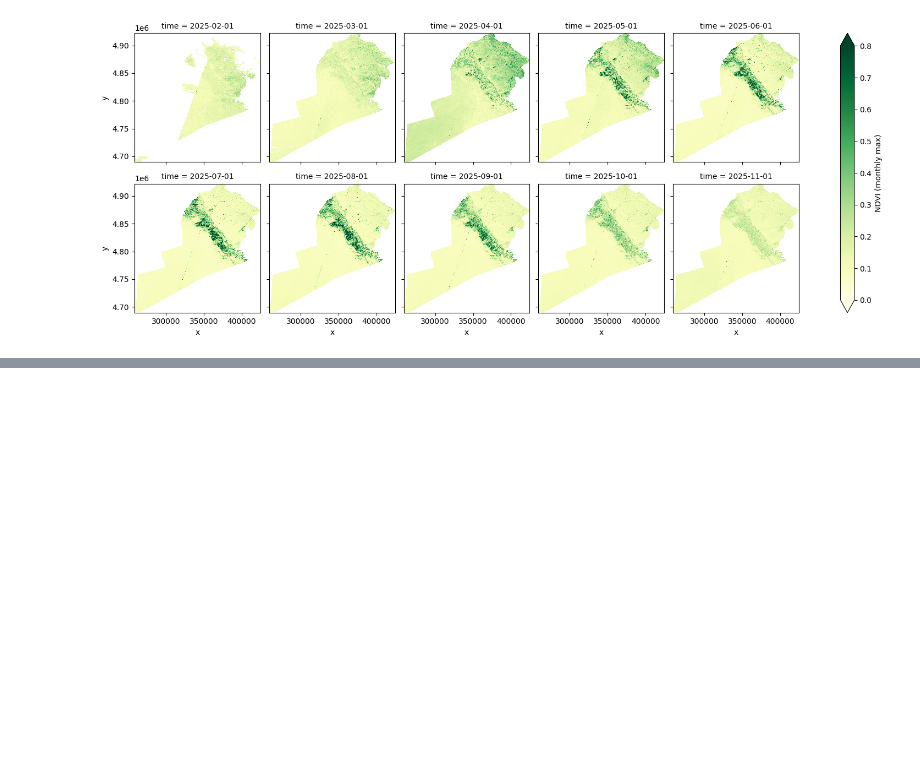
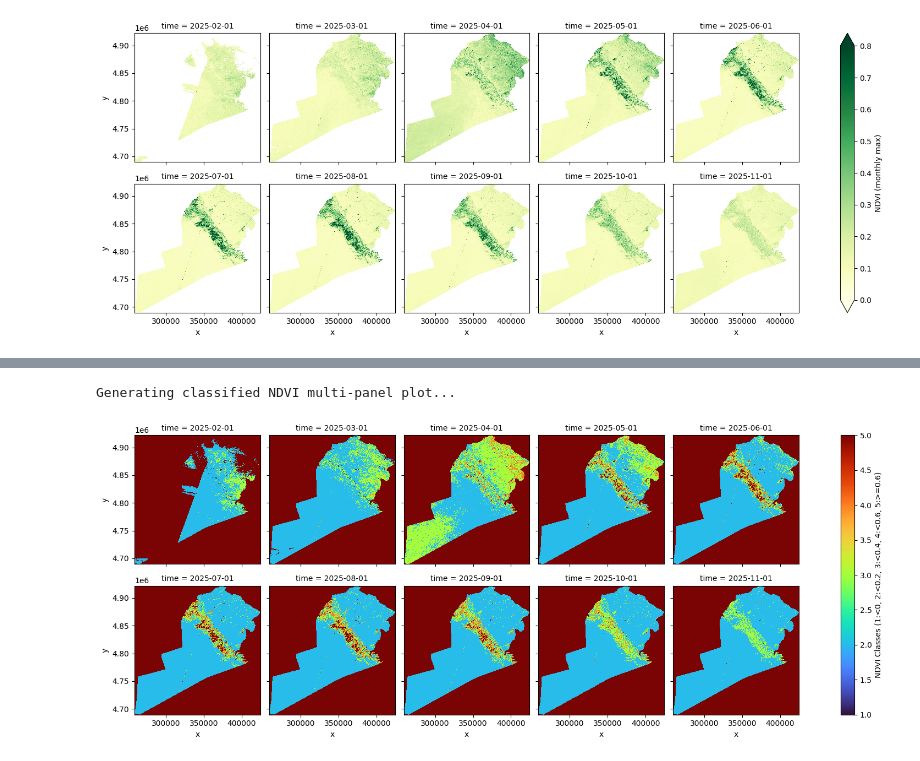
Before and after one commit to 13rustam/Zhanakorgan_Agriculture, a Jupyter notebook: Water_Crop_Use_Kaz.ipynb, the cells around one changed output, grey strips where cells are left out. Cells and saved outputs as stored; diff of their text form; code cells hidden in the pictures; blank space fills up the shorter version.

```diff
--- a/Water_Crop_Use_Kaz.ipynb
+++ b/Water_Crop_Use_Kaz.ipynb
@@ -143,0 +121,38 @@ Map(center=[43.43741817070838, 67.09229390138452], controls=(WidgetControl(optio
+# %%
+# ----------------------------------------------------------------------
+# 5b. Simple NDVI-based Land Cover / Class Proxy using Xarray
+# ----------------------------------------------------------------------
+ndvi_monthly = ds['NDVI']
+
+ndvi_classes = xr.where(
+    ndvi_monthly < 0,
+    1,
+    xr.where(
+        ndvi_monthly < 0.2,
+        2,
+        xr.where(
+            ndvi_monthly < 0.4,
+            3,
+            xr.where(ndvi_monthly < 0.6, 4, 5),
+        ),
+    ),
+)
+
+# Store it back into the dataset for convenience
+ds['ndvi_classes'] = ndvi_classes
+
+print('Generating classified NDVI multi-panel plot...')
+ds['ndvi_classes'].plot(
+    col='time',
+    col_wrap=5,
+    cmap='turbo',
+    vmin=1,
+    vmax=5,
+    cbar_kwargs={
+        'label': 'NDVI Classes (1:<0, 2:<0.2, 3:<0.4, 4:<0.6, 5:>=0.6)'
+    },
+)
+plt.show()
+# %% [output]
+Generating classified NDVI multi-panel plot...
+[figure, added]
```
Also changed, not shown: parts of 10 cells of this notebook.
